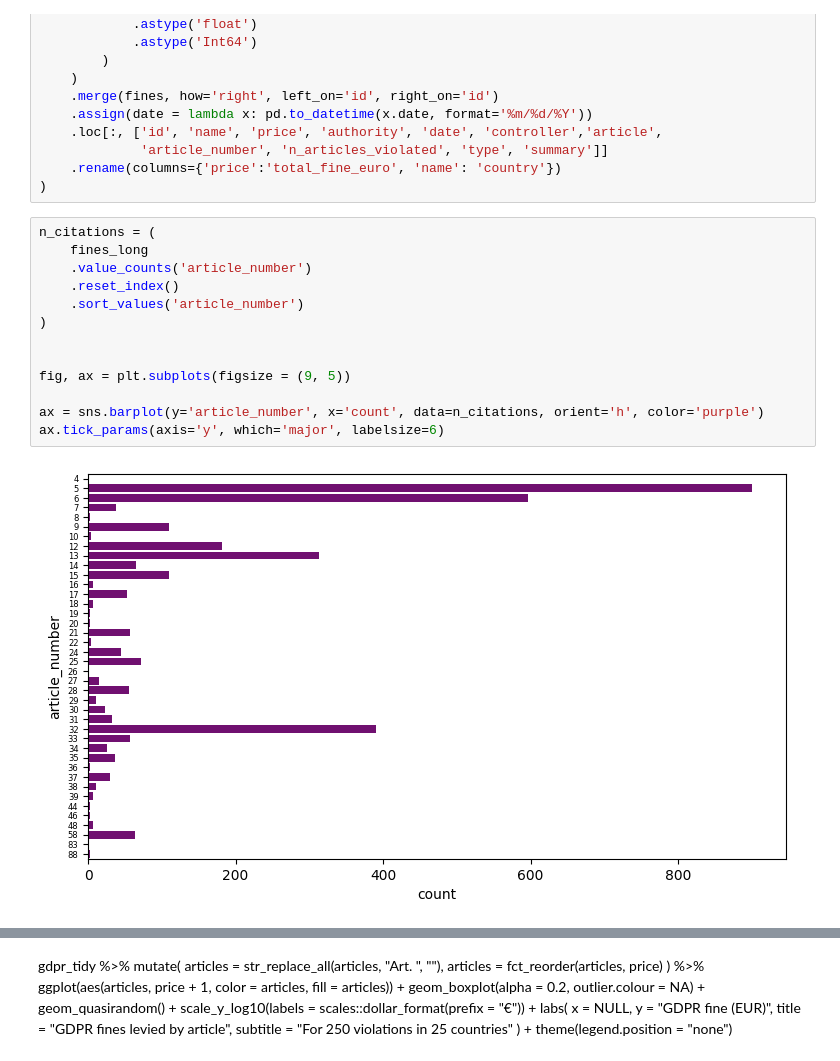
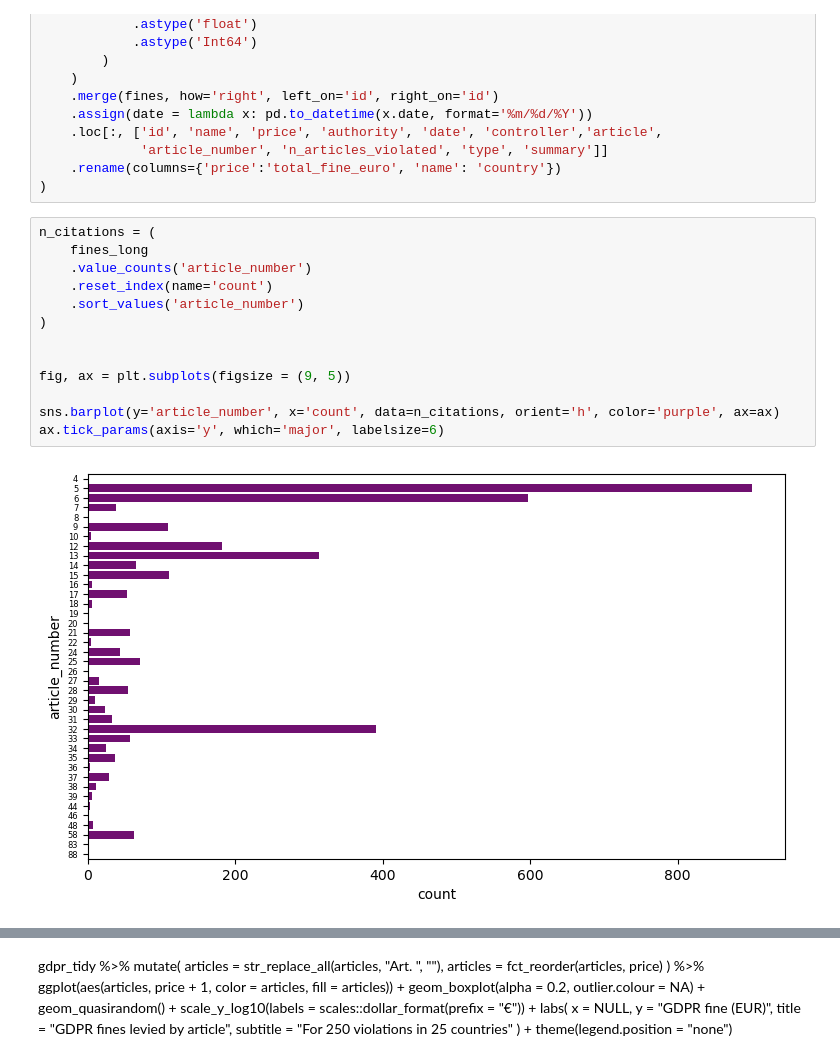
Before and after one commit to dc27/gdpr-fines-analysis, a Jupyter notebook: dev.ipynb, the cells around one changed output, grey strips where cells are left out. Drawn from its saved outputs; the diff is of its cells as text.

```diff
--- a/dev.ipynb
+++ b/dev.ipynb
@@ -91,15 +92,15 @@ fines_long = (
 # %%
 n_citations = (
     fines_long
     .value_counts('article_number')
-    .reset_index()
+    .reset_index(name='count')
     .sort_values('article_number')
 )
 
 
 fig, ax = plt.subplots(figsize = (9, 5))
 
-ax = sns.barplot(y='article_number', x='count', data=n_citations, orient='h', color='purple')
+sns.barplot(y='article_number', x='count', data=n_citations, orient='h', color='purple', ax=ax)
 ax.tick_params(axis='y', which='major', labelsize=6)
 # %% [output]
-[figure, old version]
+[figure, new version]
```
Also changed, not shown: parts of 14 cells of this notebook.
